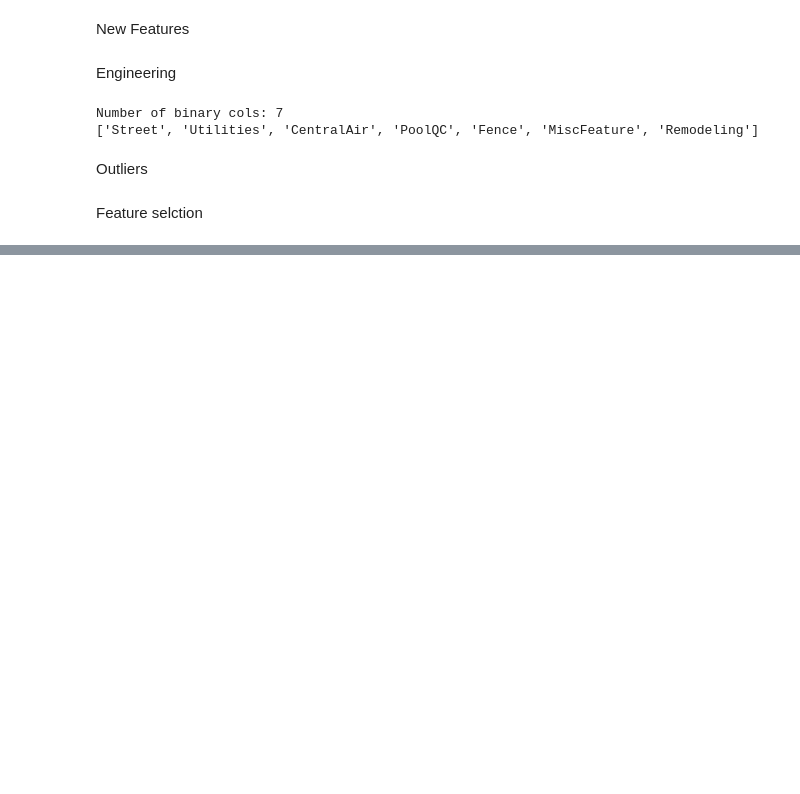
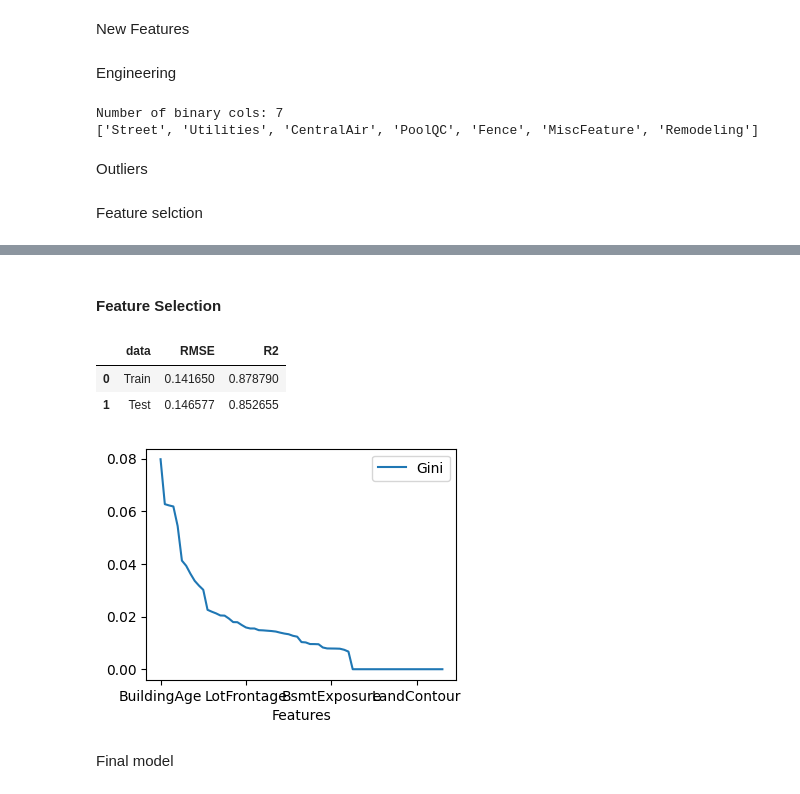
Before and after one commit to Papagiannopoulos/house-price-investigation, a Jupyter notebook: Programs/Data_Manipulation.ipynb, the cells around one changed output, grey strips where cells are left out. Cells and saved outputs as stored; diff of their text form; code cells hidden in the pictures; blank space fills up the shorter version.

Commit message:
feat: feature selection

```diff
--- a/Programs/Data_Manipulation.ipynb
+++ b/Programs/Data_Manipulation.ipynb
@@ -339,0 +337,2 @@ data
+# %% [markdown]
+#### Feature Selection
@@ -339,0 +348,53 @@ data
+# %%
+metrics = {
+    'data': ['Train', 'Test'],
+    'RMSE': [],
+    'R2': [],
+}
+xgb = XGBRegressor(
+    # Base
+    objective='reg:squarederror',
+    booster='gbtree',
+    early_stopping_rounds=1000,
+    eval_metric='rmse',
+
+    # Tree-related
+    n_estimators=10**4,
+    colsample_bytree=0.1,
+    subsample=0.8,
+    learning_rate=0.033,
+    max_leaves = 12,
+    max_depth=5,
+    min_child_weight = 5,
+
+    # Regularization
+    gamma = 1.5,
+    reg_lambda = 1.5,
+    alpha = 0.1,
+    enable_categorical = True,
+
+    random_state=42
+).fit(
+    Xtr, ytr,
+    eval_set=[(Xval, yval)],
+    verbose=0
+)
+
+metrics['RMSE'].append(root_mean_squared_error(ytr, xgb.predict(Xtr)))
+metrics['RMSE'].append(root_mean_squared_error(ytest, xgb.predict(Xtest)))
+metrics['R2'].append(r2_score(ytr, xgb.predict(Xtr)))
+metrics['R2'].append(r2_score(ytest, xgb.predict(Xtest)))
+metrics = pd.DataFrame(metrics)
+metrics
+# %% [output]
+|  | data | RMSE | R2 |
+| 0 | Train | 0.141650 | 0.878790 |
+| 1 | Test | 0.146577 | 0.852655 |
+# %%
+importance = pd.DataFrame({'Features': xgb.get_booster().feature_names, 'Gini':xgb.feature_importances_}).sort_values(by = 'Gini', ascending=False)
+importance.plot(x = 'Features', y = 'Gini', figsize=(4, 3))
+importance = importance[importance.Gini > 0]
+# %% [output]
+[figure, added]
+# %% [markdown]
+Final model
```
Also changed, not shown: parts of 22 cells of this notebook, 2 other files.
